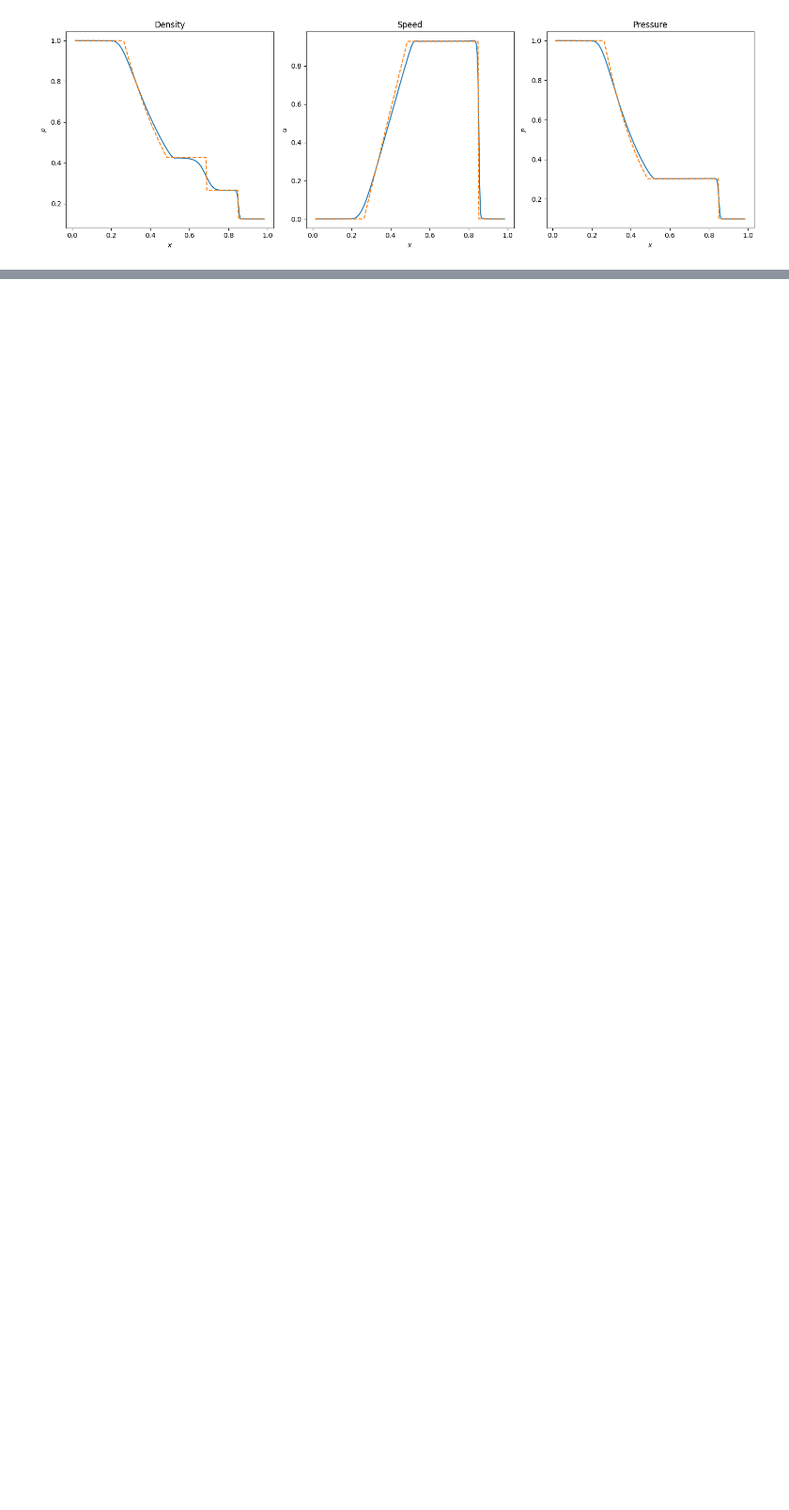
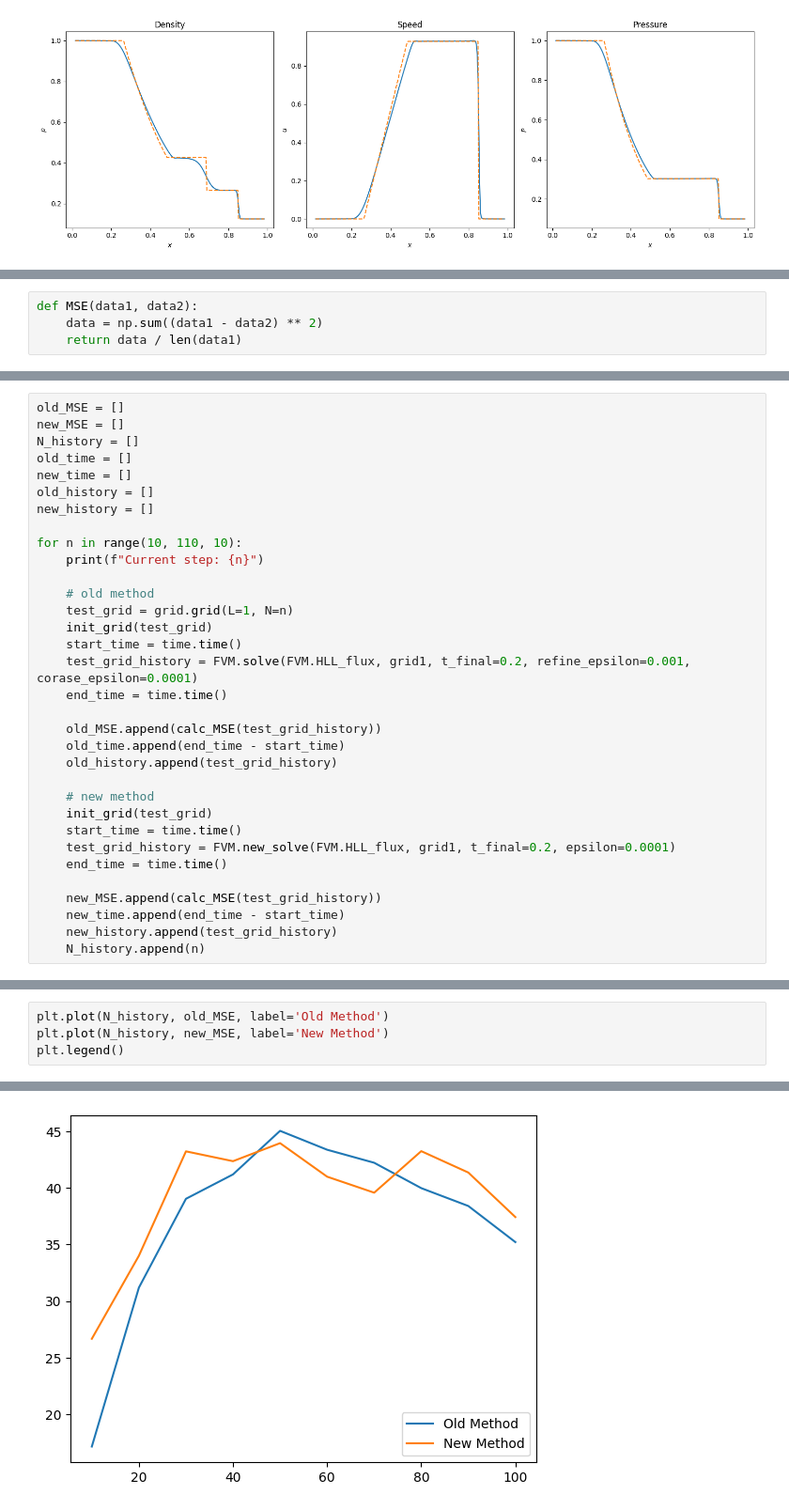
Before and after one commit to yttcari/1d_AMR, a Jupyter notebook: 03_1DAMR_solver.ipynb, the cells around one changed output, grey strips where cells are left out. Shown at 94% size. Saved outputs shown, nothing was run; the diff lists cells and outputs as text; blank space fills up the shorter version.

```diff
--- a/03_1DAMR_solver.ipynb
+++ b/03_1DAMR_solver.ipynb
@@ -91,0 +97,4 @@ viz.animate(grid2_history, 'plot/test3.gif')
+# %%
+def MSE(data1, data2):
+    data = np.sum((data1 - data2) ** 2)
+    return data / len(data1)
@@ -91,0 +118,33 @@ viz.animate(grid2_history, 'plot/test3.gif')
+# %%
+old_MSE = []
+new_MSE = []
+N_history = []
+old_time = []
+new_time = []
+old_history = []
+new_history = []
+
+for n in range(10, 110, 10):
+    print(f"Current step: {n}")
+
+    # old method
+    test_grid = grid.grid(L=1, N=n)
+    init_grid(test_grid)
+    start_time = time.time()
+    test_grid_history = FVM.solve(FVM.HLL_flux, grid1, t_final=0.2, refine_epsilon=0.001, corase_epsilon=0.0001)
+    end_time = time.time()
+
+    old_MSE.append(calc_MSE(test_grid_history))
+    old_time.append(end_time - start_time)
+    old_history.append(test_grid_history)
+
+    # new method
+    init_grid(test_grid)
+    start_time = time.time()
+    test_grid_history = FVM.new_solve(FVM.HLL_flux, grid1, t_final=0.2, epsilon=0.0001)
+    end_time = time.time()
+
+    new_MSE.append(calc_MSE(test_grid_history))
+    new_time.append(end_time - start_time)
+    new_history.append(test_grid_history)
+    N_history.append(n)
@@ -91,0 +170,5 @@ viz.animate(grid2_history, 'plot/test3.gif')
+# %%
+plt.plot(N_history, old_MSE, label='Old Method')
+plt.plot(N_history, new_MSE, label='New Method')
+plt.legend()
+# %% [output]
@@ -91,0 +176 @@ viz.animate(grid2_history, 'plot/test3.gif')
+[figure, added]
```
Also changed, not shown: parts of 8 cells of this notebook, 4 other files.
